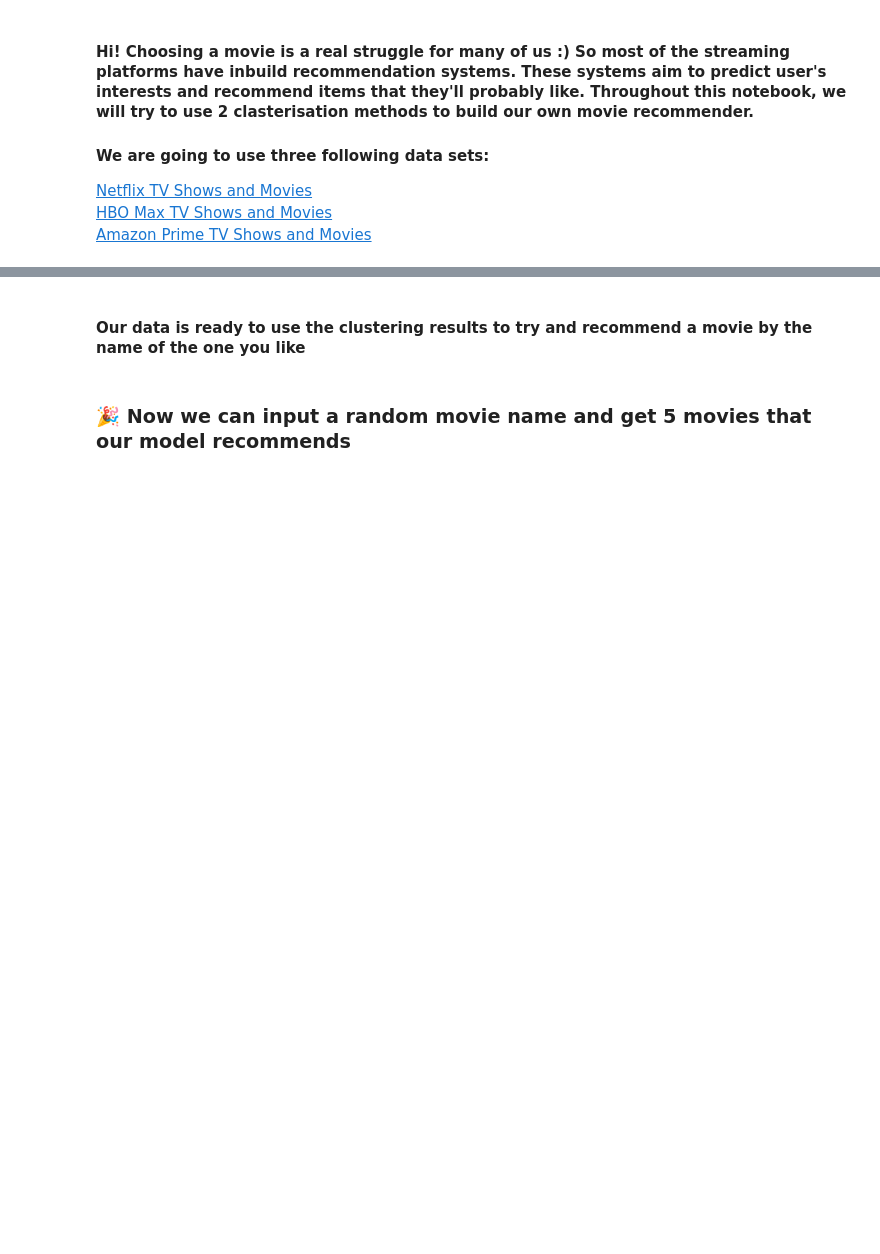
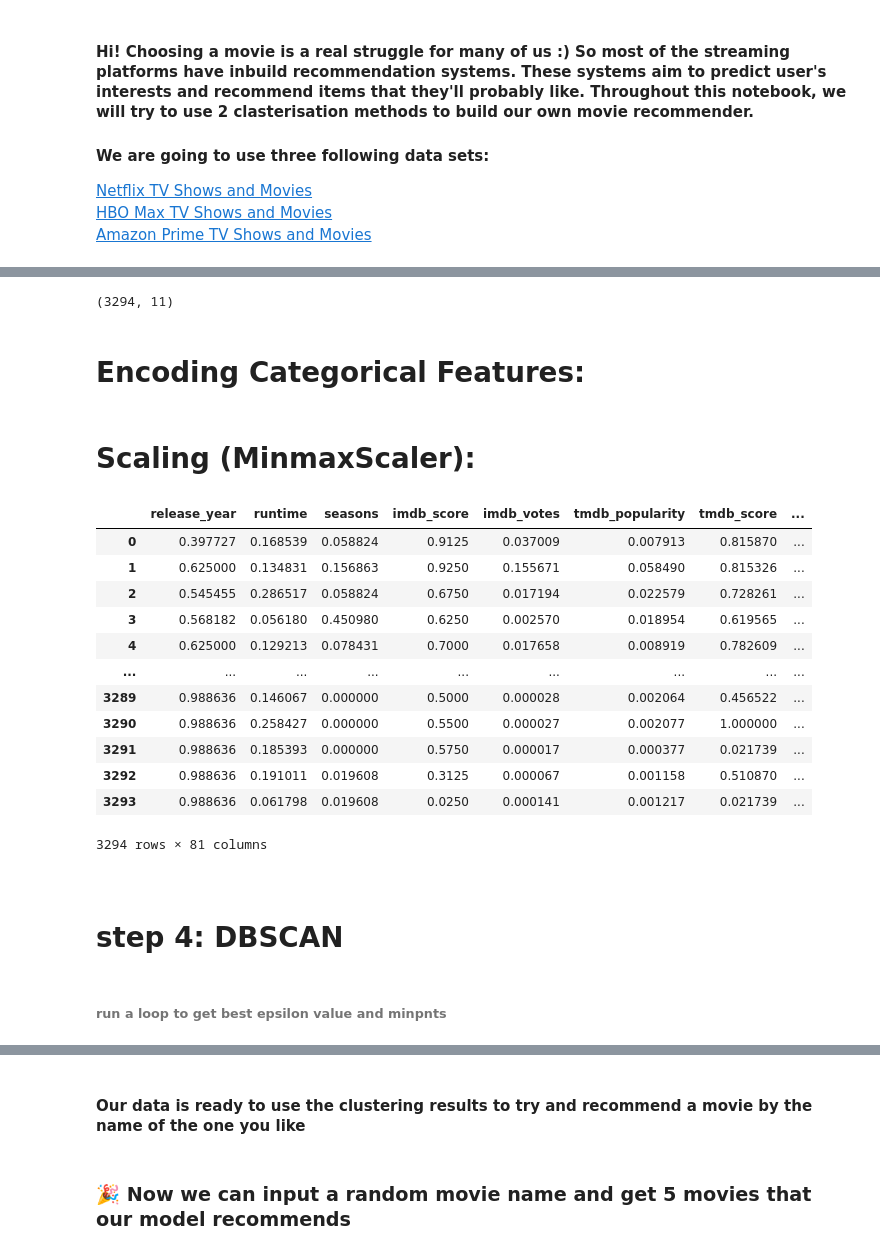
Before and after one commit to 611noorsaeed/Movie-Recommendation-System-Using-DBSCAN-Clustering-Netflix-HBO-and-Amazon-Movies-, a Jupyter notebook: Movie Recommendation System Using DBSCAN.ipynb, the cells around one changed output, grey strips where cells are left out. Saved outputs shown, nothing was run; the diff lists cells and outputs as text; code cells hidden in the pictures; blank space fills up the shorter version.

```diff
--- a/Movie Recommendation System Using DBSCAN.ipynb
+++ b/Movie Recommendation System Using DBSCAN.ipynb
@@ -215,2 +35,0 @@ df_movies.head()
-# %%
-df_movies.loc[df_movies['type'] == 'MOVIE', ['seasons']] = 0
@@ -370,2 +35,0 @@ For eps = 0.2 For min_samples = 10 Count clusters = 59 The average silhouette_sc
-# %%
-df_movies['dbscan_10d_clusters'] = dbscan10d_model.labels_
@@ -391,0 +36,3 @@ df_movies
+# %%
+# Drop unnecessary columns
+df_movies.drop(['description', 'age_certification'], axis=1, inplace=True)
@@ -391,0 +110,16 @@ df_movies
+# %%
+# 1. Remove unwanted characters from the 'genres' column
+# The .str.replace() method is used to remove '[' and ']' characters, and any single quotes from the 'genres' column
+# This cleans the 'genres' data by removing extraneous characters, making it easier to analyze and manipulate
+# Note: Square brackets [ ] are special characters in regex, so they need escaping with a backslash (\).
+df_movies['genres'] = df_movies['genres'].str.replace(r"\[", '', regex=True).str.replace(r"'", '', regex=True).str.replace(r"\]", '', regex=True)
+
+# 2. Extract the first genre from the cleaned 'genres' column
+# The .str.split(',') splits the 'genres' string by commas, and .str[0] selects the first element of the resulting list
+# This creates a new column 'main_genre' that represents the primary genre of each movie
+df_movies['main_genre'] = df_movies['genres'].str.split(',').str[0]
+
+# . Replace any empty values in the 'main_genre' column with NaN (Not a Number)
+# This step uses the .replace() method to convert any empty strings ('') to np.nan, indicating missing data
+# Handling missing data with NaN is important for accurate data analysis and prevents errors in downstream processing
+df_movies['main_genre'] = df_movies['main_genre'].replace('', np.nan)
@@ -391,0 +178,6 @@ df_movies
+# %%
+df_movies.shape
+# %% [output]
+(3294, 11)
+# %% [markdown]
+# Encoding Categorical Features:
@@ -391,0 +193,30 @@ df_movies
+# %% [markdown]
+# Scaling (MinmaxScaler):
+# %%
+# Apply MinMaxScaler to scale the data for model training
+scaler = MinMaxScaler()
+df_scaled = scaler.fit_transform(df_movies_dum)
+df_scaled = pd.DataFrame(df_scaled, columns=df_movies_dum.columns)
+
+# Display the scaled DataFrame
+
+df_scaled
+# %% [output]
+|  | release_year | runtime | seasons | imdb_score | imdb_votes | tmdb_popularity | tmdb_score | ... |
+| 0 | 0.397727 | 0.168539 | 0.058824 | 0.9125 | 0.037009 | 0.007913 | 0.815870 | ... |
+| 1 | 0.625000 | 0.134831 | 0.156863 | 0.9250 | 0.155671 | 0.058490 | 0.815326 | ... |
+| 2 | 0.545455 | 0.286517 | 0.058824 | 0.6750 | 0.017194 | 0.022579 | 0.728261 | ... |
+| 3 | 0.568182 | 0.056180 | 0.450980 | 0.6250 | 0.002570 | 0.018954 | 0.619565 | ... |
+| 4 | 0.625000 | 0.129213 | 0.078431 | 0.7000 | 0.017658 | 0.008919 | 0.782609 | ... |
+| ... | ... | ... | ... | ... | ... | ... | ... | ... |
+| 3289 | 0.988636 | 0.146067 | 0.000000 | 0.5000 | 0.000028 | 0.002064 | 0.456522 | ... |
+| 3290 | 0.988636 | 0.258427 | 0.000000 | 0.5500 | 0.000027 | 0.002077 | 1.000000 | ... |
+| 3291 | 0.988636 | 0.185393 | 0.000000 | 0.5750 | 0.000017 | 0.000377 | 0.021739 | ... |
+| 3292 | 0.988636 | 0.191011 | 0.019608 | 0.3125 | 0.000067 | 0.001158 | 0.510870 | ... |
+| 3293 | 0.988636 | 0.061798 | 0.019608 | 0.0250 | 0.000141 | 0.001217 | 0.021739 | ... |
+3294 rows × 81 columns
+# %% [markdown]
+<a id="5"></a> <br>
+# step 4: DBSCAN
+# %% [markdown]
+###### run a loop to get best epsilon value and minpnts
```
Also changed, not shown: parts of 90 cells of this notebook, 2 other files.
